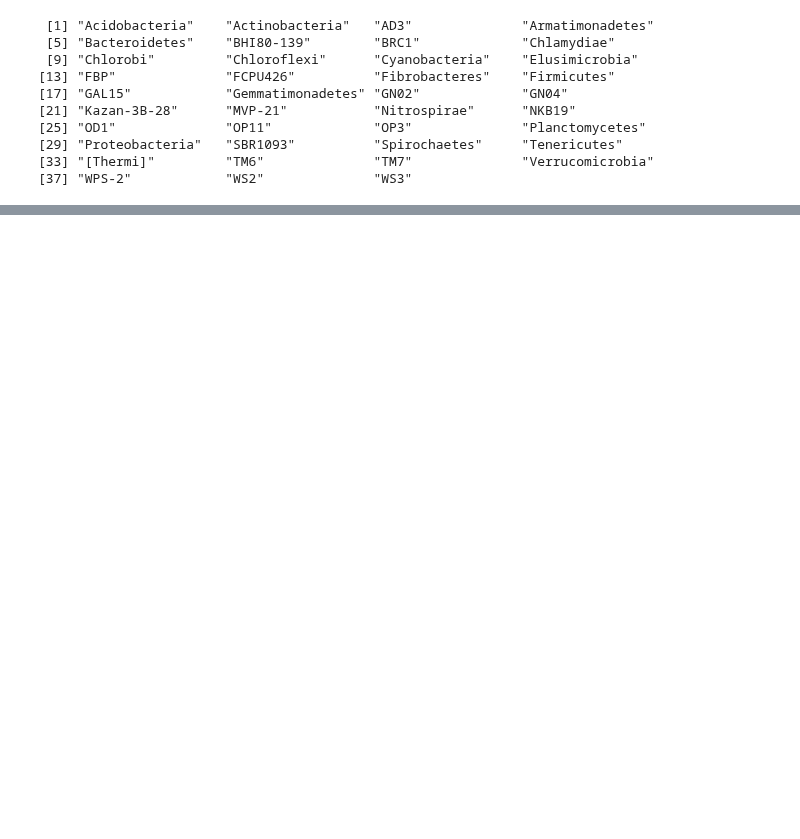
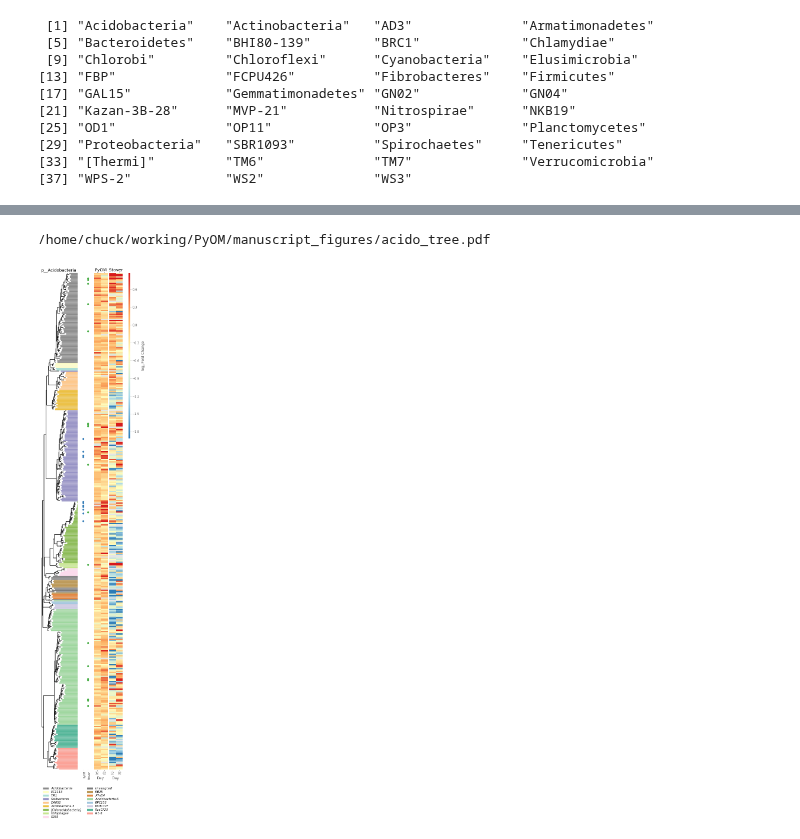
Before and after one commit to TheaWhitman/PyOM, a Jupyter notebook: manuscript_figures/trees.ipynb, the cells around one changed output, grey strips where cells are left out. Saved outputs shown, nothing was run; the diff lists cells and outputs as text; code cells hidden in the pictures; blank space fills up the shorter version.

```diff
--- a/manuscript_figures/trees.ipynb
+++ b/manuscript_figures/trees.ipynb
@@ -229,0 +229,8 @@ Joining by: "OTU"
+# %%
+make_tree_fig("p__Acidobacteria", "Rank2", "Class", "../data/l2fc_w_tax.csv", "physeq",
+              save_fn = "acido_tree.pdf", lw_tax = 1, leg_spacing = 0.03,
+              pt_size = 35)
+FileLink("acido_tree.pdf")
+# %% [output]
+/home/chuck/working/PyOM/manuscript_figures/acido_tree.pdf
+[figure, added]
```
Also changed, not shown: parts of 6 cells of this notebook, 3 other files.
